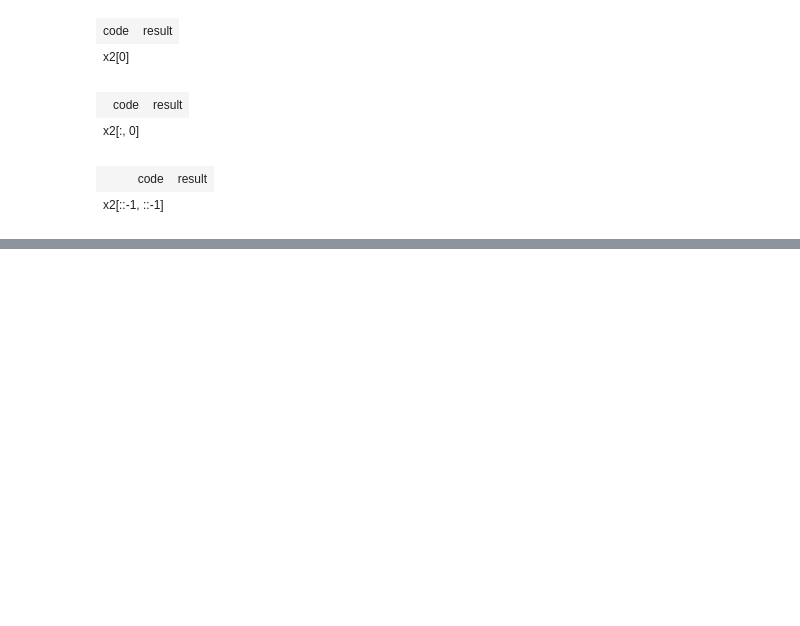
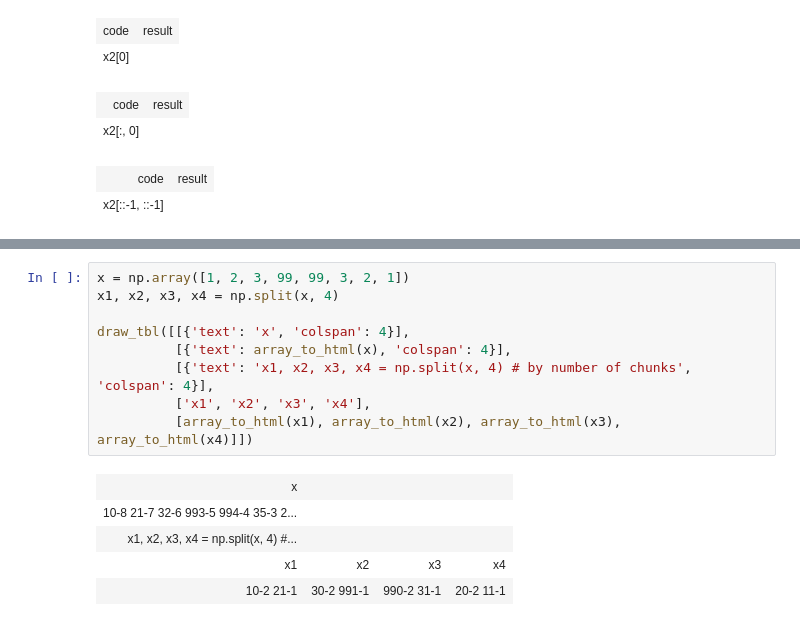
Before and after one commit to fbeilstein/kai_programming, a Jupyter notebook: lecture_2_numpy_refresher.ipynb, the cells around one changed output, grey strips where cells are left out. Cells and saved outputs as stored; diff of their text form; blank space fills up the shorter version.

```diff
--- a/lecture_2_numpy_refresher.ipynb
+++ b/lecture_2_numpy_refresher.ipynb
@@ -1080,0 +1329,15 @@ do_example()
+# %%
+x = np.array([1, 2, 3, 99, 99, 3, 2, 1])
+x1, x2, x3, x4 = np.split(x, 4)
+
+draw_tbl([[{'text': 'x', 'colspan': 4}],
+          [{'text': array_to_html(x), 'colspan': 4}],
+          [{'text': 'x1, x2, x3, x4 = np.split(x, 4) # by number of chunks', 'colspan': 4}],
+          ['x1', 'x2', 'x3', 'x4'],
+          [array_to_html(x1), array_to_html(x2), array_to_html(x3), array_to_html(x4)]])
+# %% [output]
+| x |  |  |  |
+| 10-8 21-7 32-6 993-5 994-4 35-3 2... |  |  |  |
+| x1, x2, x3, x4 = np.split(x, 4) #... |  |  |  |
+| x1 | x2 | x3 | x4 |
+| 10-2 21-1 | 30-2 991-1 | 990-2 31-1 | 20-2 11-1 |
```
Also changed, not shown: parts of 76 cells of this notebook.
